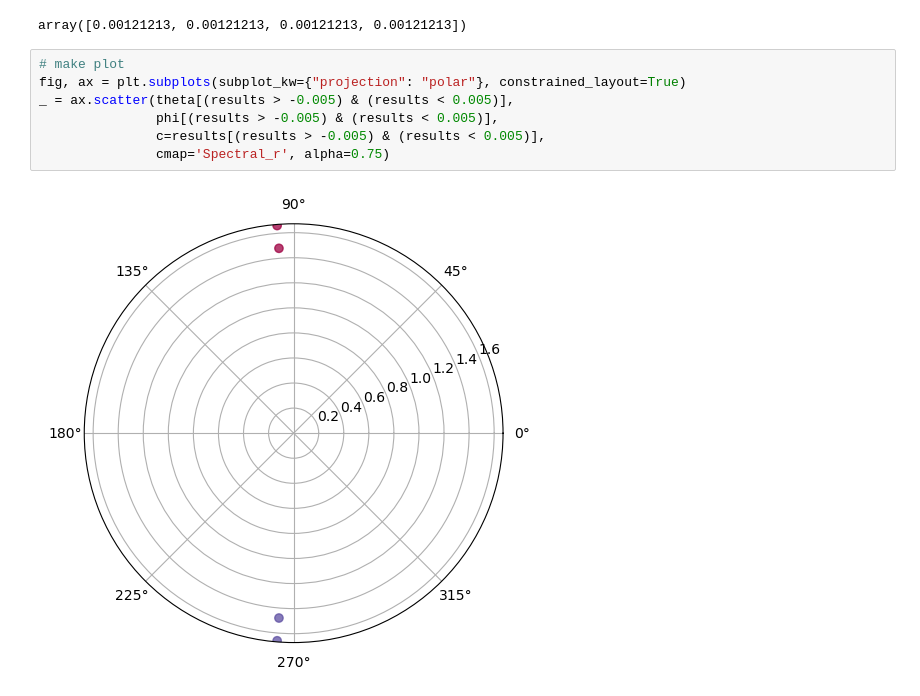
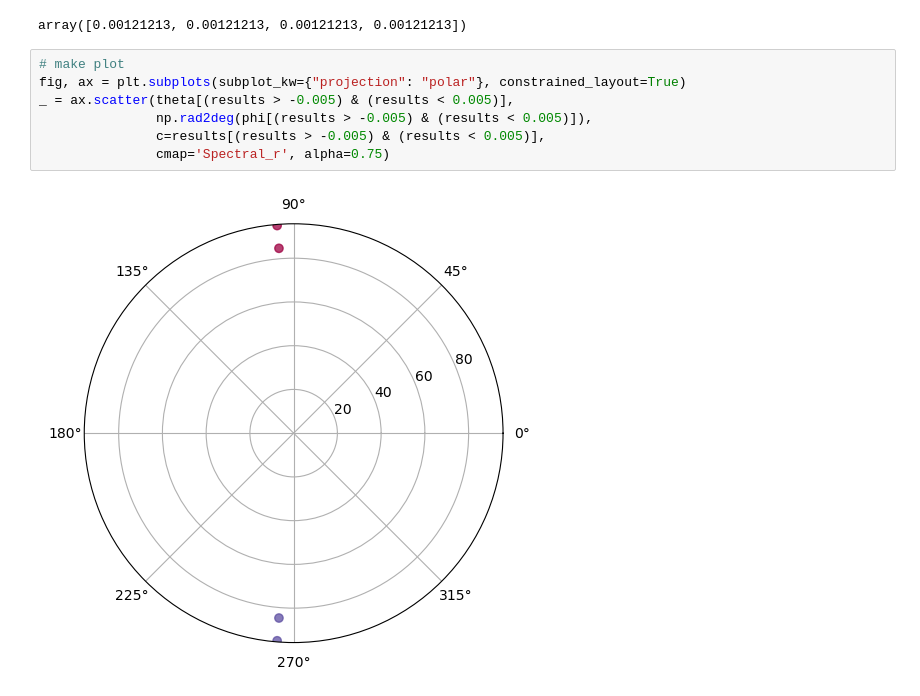
Before and after one commit to bertopadron/FTIR-EBSD, a Jupyter notebook: notebooks2learn/test_Teq.ipynb, the cells around one changed output. Saved outputs shown, nothing was run; the diff lists cells and outputs as text.

```diff
--- a/notebooks2learn/test_Teq.ipynb
+++ b/notebooks2learn/test_Teq.ipynb
@@ -41,9 +41,9 @@ array([0.00121213, 0.00121213, 0.00121213, 0.00121213])
 # %%
 # make plot
 fig, ax = plt.subplots(subplot_kw={"projection": "polar"}, constrained_layout=True)
 _ = ax.scatter(theta[(results > -0.005) & (results < 0.005)],
-               phi[(results > -0.005) & (results < 0.005)],
+               np.rad2deg(phi[(results > -0.005) & (results < 0.005)]),
                c=results[(results > -0.005) & (results < 0.005)],
                cmap='Spectral_r', alpha=0.75)
 # %% [output]
-[figure, old version]
+[figure, new version]
```
Also changed, not shown: parts of 3 cells of this notebook.
